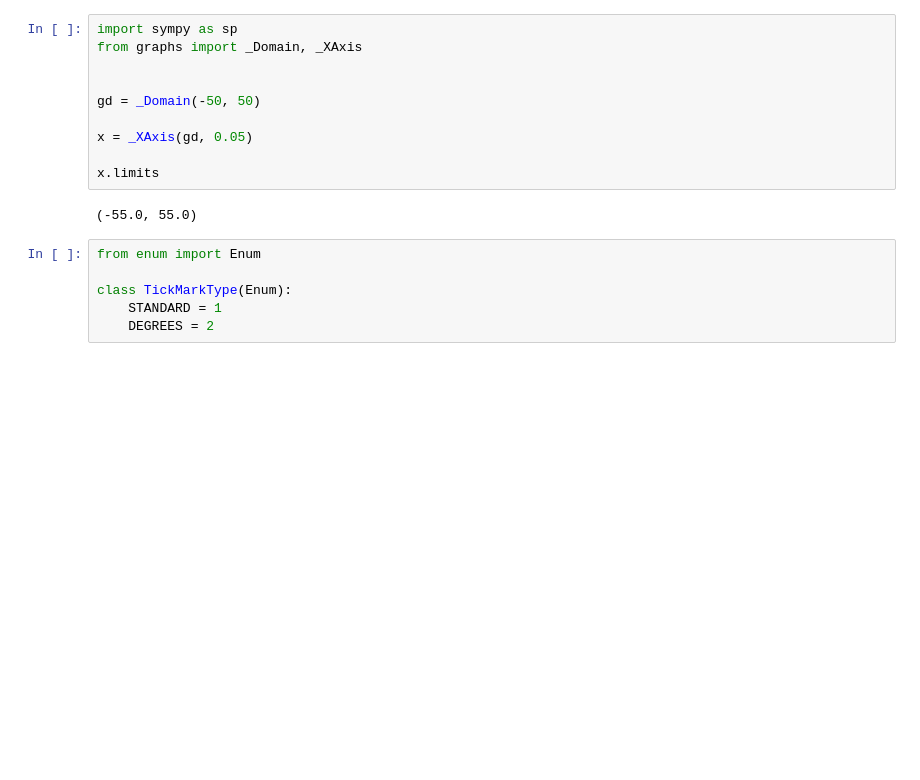
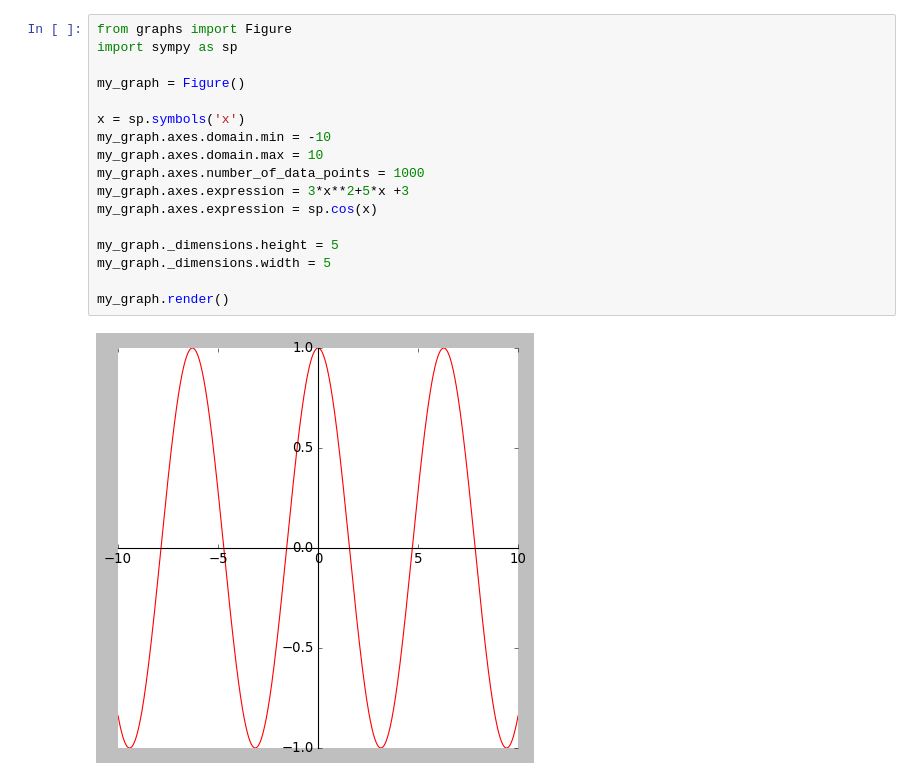
Before and after one commit to charl-potgieter/AustralianSchoolMaths, a Jupyter notebook: WebsiteCreator/caller.ipynb, the cells around one changed output. Saved outputs shown, nothing was run; the diff lists cells and outputs as text; blank space fills up the shorter version.

Commit message:
graphs wip 5

```diff
--- a/WebsiteCreator/caller.ipynb
+++ b/WebsiteCreator/caller.ipynb
@@ -1,21 +1,22 @@
-# %%
-import sympy as sp
-from graphs import _Domain, _XAxis
-
-
-gd = _Domain(-50, 50)
-
-x = _XAxis(gd, 0.05)
-
-x.limits
-# %% [output]
-(-55.0, 55.0)
-# %%
-from enum import Enum
-
-class TickMarkType(Enum):
-    STANDARD = 1
-    DEGREES = 2
+# %%
+from graphs import Figure
+import sympy as sp
+
+my_graph = Figure()
+
+x = sp.symbols('x')
+my_graph.axes.domain.min = -10
+my_graph.axes.domain.max = 10
+my_graph.axes.number_of_data_points = 1000
+my_graph.axes.expression = 3*x**2+5*x +3
+my_graph.axes.expression = sp.cos(x)
+
+my_graph._dimensions.height = 5
+my_graph._dimensions.width = 5
+
+my_graph.render()
+# %% [output]
+[figure, added]
 # %%
 from graphs import Graph
 import sympy as sp
```
Also changed, not shown: parts of 3 cells of this notebook, 2 other files.
